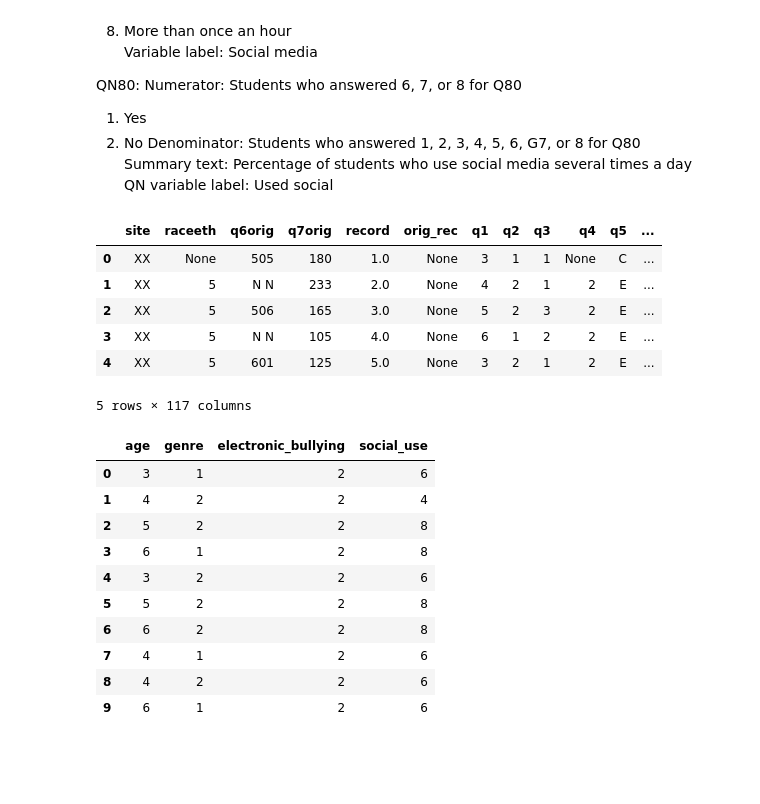
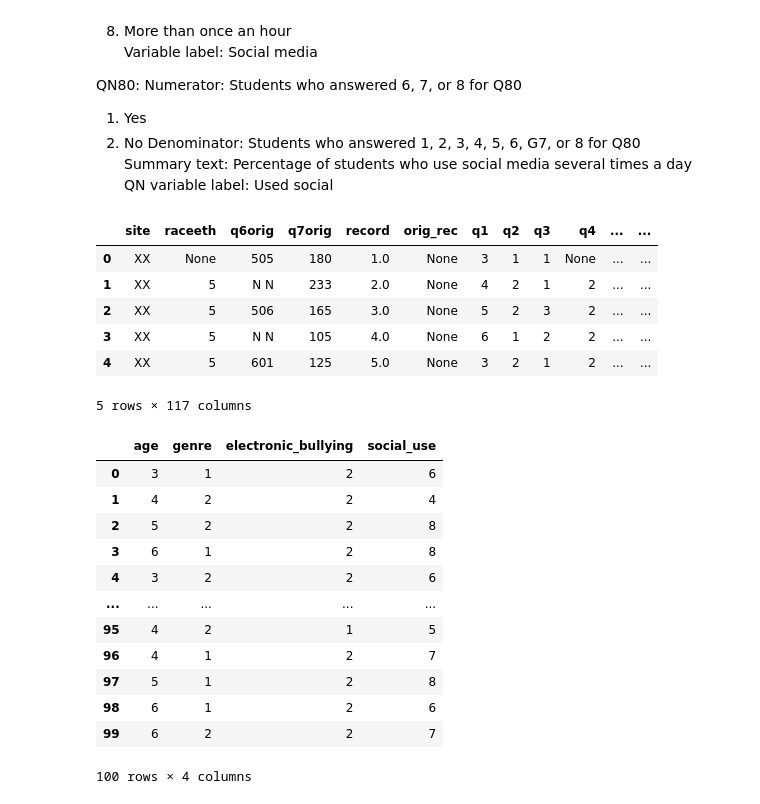
Before and after one commit to fapm4/PRVD-1, a Jupyter notebook: datos.ipynb, the cells around one changed output. Drawn from its saved outputs; the diff is of its cells as text; code cells hidden in the pictures; blank space fills up the shorter version.

```diff
--- a/datos.ipynb
+++ b/datos.ipynb
@@ -106,7 +106,7 @@ conn = pyodbc.connect(
 )
 
 # Consulta SQL para leer datos de una tabla específica
-query = "SELECT TOP 10 * FROM XXHq"  # Cambia 'XXHq' por el nombre de tu tabla
+query = "SELECT TOP 100 * FROM XXHq"  # Cambia 'XXHq' por el nombre de tu tabla
 
 # Ejecutar la consulta y cargar los datos en un DataFrame
 df = pd.read_sql(query, conn)
@@ -117,27 +117,29 @@ conn.close()
 # Mostrar las primeras filas del DataFrame
 df.head()
 # %% [output]
-|  | site | raceeth | q6orig | q7orig | record | orig_rec | q1 | q2 | q3 | q4 | q5 | ... |
-| 0 | XX | None | 505 | 180 | 1.0 | None | 3 | 1 | 1 | None | C | ... |
-| 1 | XX | 5 | N N | 233 | 2.0 | None | 4 | 2 | 1 | 2 | E | ... |
-| 2 | XX | 5 | 506 | 165 | 3.0 | None | 5 | 2 | 3 | 2 | E | ... |
-| 3 | XX | 5 | N N | 105 | 4.0 | None | 6 | 1 | 2 | 2 | E | ... |
-| 4 | XX | 5 | 601 | 125 | 5.0 | None | 3 | 2 | 1 | 2 | E | ... |
+|  | site | raceeth | q6orig | q7orig | record | orig_rec | q1 | q2 | q3 | q4 | ... | ... |
+| 0 | XX | None | 505 | 180 | 1.0 | None | 3 | 1 | 1 | None | ... | ... |
+| 1 | XX | 5 | N N | 233 | 2.0 | None | 4 | 2 | 1 | 2 | ... | ... |
+| 2 | XX | 5 | 506 | 165 | 3.0 | None | 5 | 2 | 3 | 2 | ... | ... |
+| 3 | XX | 5 | N N | 105 | 4.0 | None | 6 | 1 | 2 | 2 | ... | ... |
+| 4 | XX | 5 | 601 | 125 | 5.0 | None | 3 | 2 | 1 | 2 | ... | ... |
 5 rows × 117 columns
 # %%
 # Cogemos las variables que vamos a estudiar
-df_YRBS = df[['q1', 'q2', 'q25', 'q80']]
+df_YRBS = df[['q1', 'q2', 'q25', 'q80']].copy()
 df_YRBS.columns = ['age', 'genre', 'electronic_bullying', 'social_use']
 df_YRBS
 # %% [output]
 |  | age | genre | electronic_bullying | social_use |
 | 0 | 3 | 1 | 2 | 6 |
 | 1 | 4 | 2 | 2 | 4 |
 | 2 | 5 | 2 | 2 | 8 |
 | 3 | 6 | 1 | 2 | 8 |
 | 4 | 3 | 2 | 2 | 6 |
-| 5 | 5 | 2 | 2 | 8 |
-| 6 | 6 | 2 | 2 | 8 |
-| 7 | 4 | 1 | 2 | 6 |
-| 8 | 4 | 2 | 2 | 6 |
-| 9 | 6 | 1 | 2 | 6 |
+| ... | ... | ... | ... | ... |
+| 95 | 4 | 2 | 1 | 5 |
+| 96 | 4 | 1 | 2 | 7 |
+| 97 | 5 | 1 | 2 | 8 |
+| 98 | 6 | 1 | 2 | 6 |
+| 99 | 6 | 2 | 2 | 7 |
+100 rows × 4 columns
```
Also changed, not shown: parts of 2 cells of this notebook.
